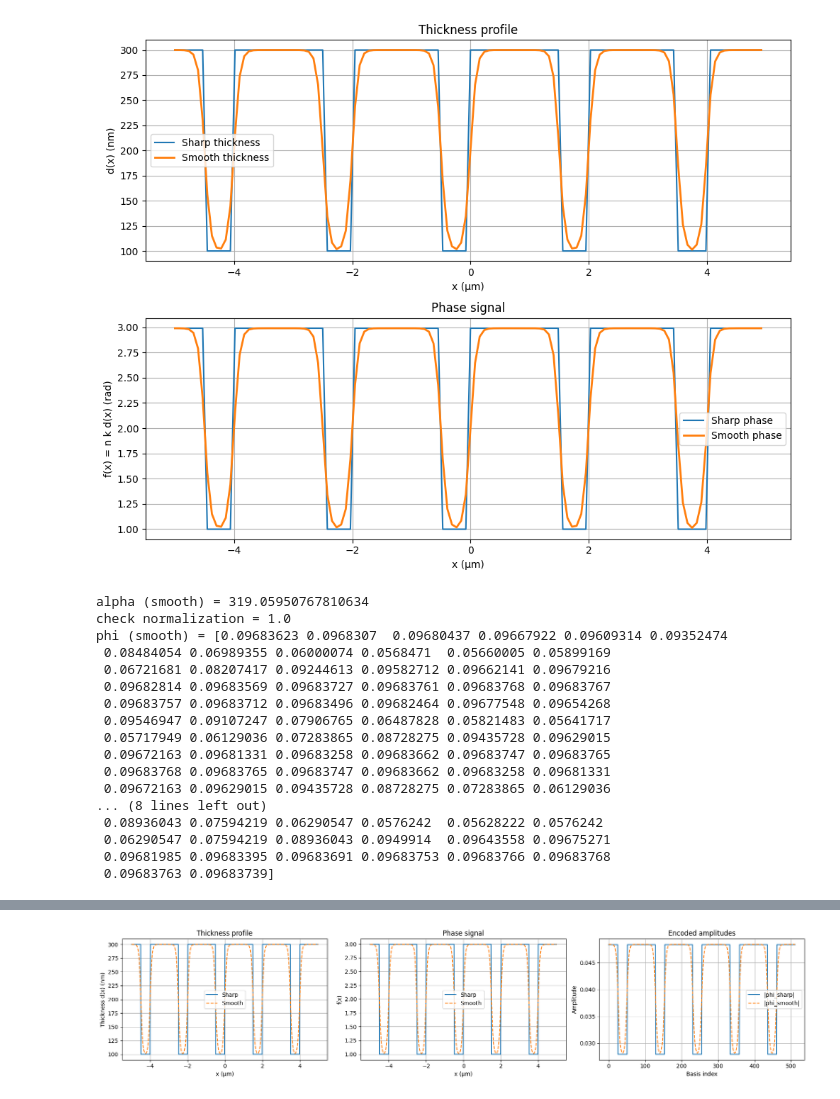
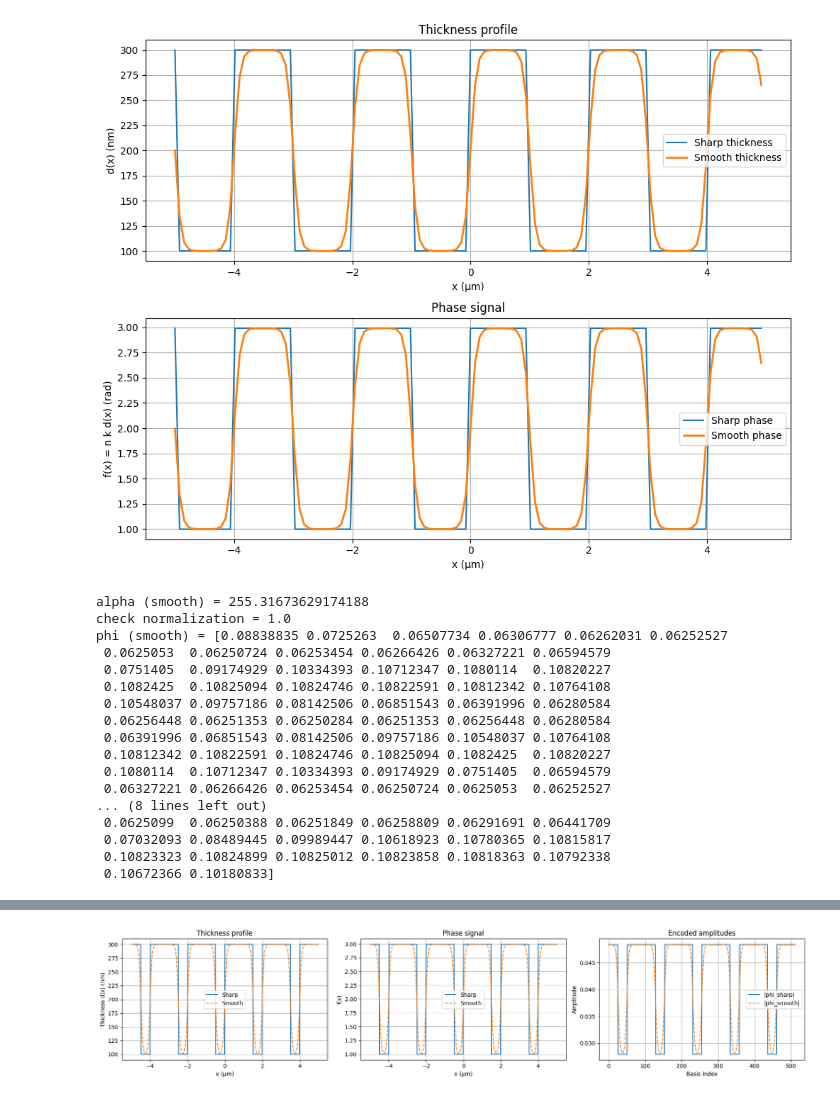
Before and after one commit to aizzen3/QCproject2, a Jupyter notebook: smooth_sqaure_wave.ipynb, the cells around one changed output, grey strips where cells are left out. Cells and saved outputs as stored; diff of their text form; code cells hidden in the pictures.

```diff
--- a/smooth_sqaure_wave.ipynb
+++ b/smooth_sqaure_wave.ipynb
@@ -66,35 +66,35 @@ def plot_profiles(x, d_sharp, d_smooth, f_sharp, f_smooth):
 # Parameters
 # -----------------------------
 L = 10e-6
 Nx = 128
 
 lam = 630e-9
 n = 1.0
 
 Lambda = 2e-6
-duty = 0.75
+duty = 0.50
 d0 = 100e-9
 h = 200e-9
 
 smoothness_k = 20   # increase for sharper edges
 
 # -----------------------------
 # Build profiles
 # -----------------------------
 x = spatial_grid(L, Nx)
 
 d_sharp = thickness_profile_sharp(x, Lambda, duty, d0, h)
 d_smooth = thickness_profile_smooth_periodic(x, Lambda, duty, d0, h, k=smoothness_k)
 
 f_sharp = phase_signal(d_sharp, n, lam)
 f_smooth = phase_signal(d_smooth, n, lam)
 
 # -----------------------------
 # Plot
 # -----------------------------
 plot_profiles(x, d_sharp, d_smooth, f_sharp, f_smooth)
 # %% [output]
-[figure, old version]
+[figure, new version]
 # %%
 import numpy as np
 
@@ -110,23 +110,23 @@ print("alpha (smooth) =", alpha_smooth)
 print("check normalization =", np.sum(phi_smooth**2))
 print("phi (smooth) =", phi_smooth)
 # %% [output]
-alpha (smooth) = 319.05950767810634
+alpha (smooth) = 255.31673629174188
 check normalization = 1.0
-phi (smooth) = [0.09683623 0.0968307  0.09680437 0.09667922 0.09609314 0.09352474
- 0.08484054 0.06989355 0.06000074 0.0568471  0.05660005 0.05899169
- 0.06721681 0.08207417 0.09244613 0.09582712 0.09662141 0.09679216
- 0.09682814 0.09683569 0.09683727 0.09683761 0.09683768 0.09683767
- 0.09683757 0.09683712 0.09683496 0.09682464 0.09677548 0.09654268
- 0.09546947 0.09107247 0.07906765 0.06487828 0.05821483 0.05641717
- 0.05717949 0.06129036 0.07283865 0.08728275 0.09435728 0.09629015
- 0.09672163 0.09681331 0.09683258 0.09683662 0.09683747 0.09683765
- 0.09683768 0.09683765 0.09683747 0.09683662 0.09683258 0.09681331
- 0.09672163 0.09629015 0.09435728 0.08728275 0.07283865 0.06129036
+phi (smooth) = [0.08838835 0.0725263  0.06507734 0.06306777 0.06262031 0.06252527
+ 0.0625053  0.06250724 0.06253454 0.06266426 0.06327221 0.06594579
+ 0.0751405  0.09174929 0.10334393 0.10712347 0.1080114  0.10820227
+ 0.1082425  0.10825094 0.10824746 0.10822591 0.10812342 0.10764108
+ 0.10548037 0.09757186 0.08142506 0.06851543 0.06391996 0.06280584
+ 0.06256448 0.06251353 0.06250284 0.06251353 0.06256448 0.06280584
+ 0.06391996 0.06851543 0.08142506 0.09757186 0.10548037 0.10764108
+ 0.10812342 0.10822591 0.10824746 0.10825094 0.1082425  0.10820227
+ 0.1080114  0.10712347 0.10334393 0.09174929 0.0751405  0.06594579
+ 0.06327221 0.06266426 0.06253454 0.06250724 0.0625053  0.06252527
 ... (8 lines left out)
- 0.08936043 0.07594219 0.06290547 0.0576242  0.05628222 0.0576242
- 0.06290547 0.07594219 0.08936043 0.0949914  0.09643558 0.09675271
- 0.09681985 0.09683395 0.09683691 0.09683753 0.09683766 0.09683768
- 0.09683763 0.09683739]
+ 0.0625099  0.06250388 0.06251849 0.06258809 0.06291691 0.06441709
+ 0.07032093 0.08489445 0.09989447 0.10618923 0.10780365 0.10815817
+ 0.10823323 0.10824899 0.10825012 0.10823858 0.10818363 0.10792338
+ 0.10672366 0.10180833]
 # %%
 phi_sharp, _ = phi_from_f(f)
 
```
Also changed, not shown: parts of 3 cells of this notebook, 2 other files.
